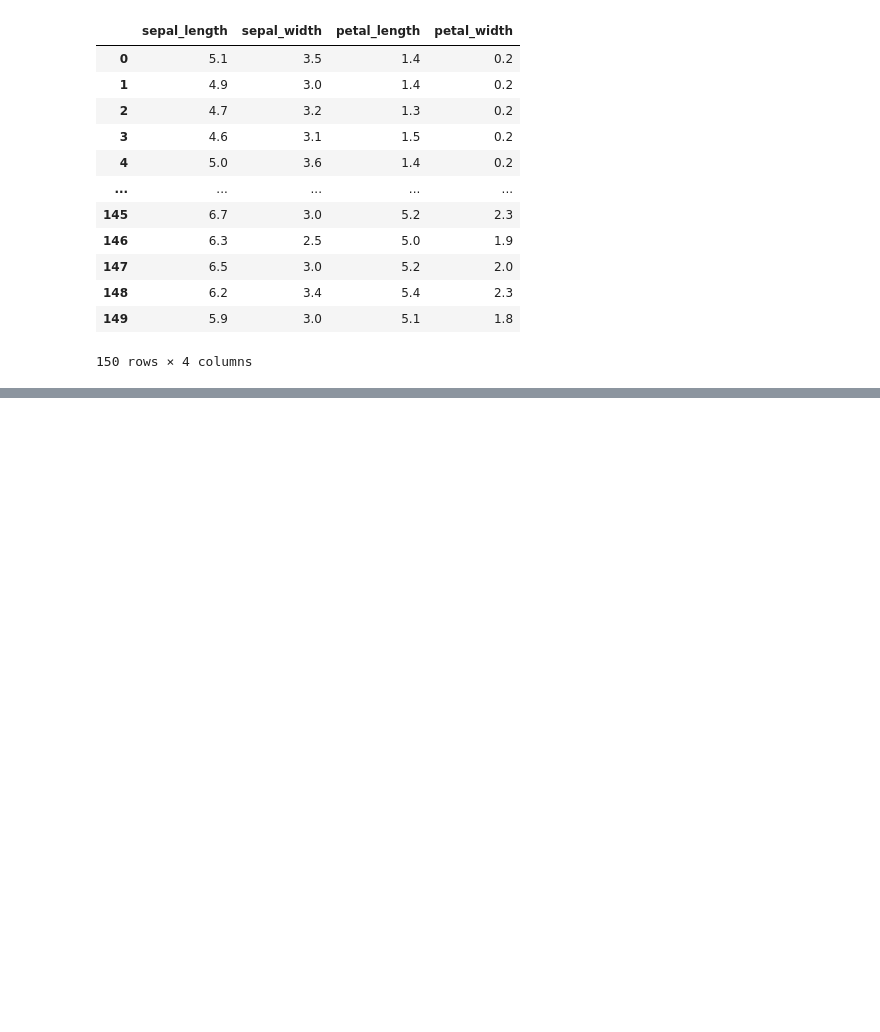
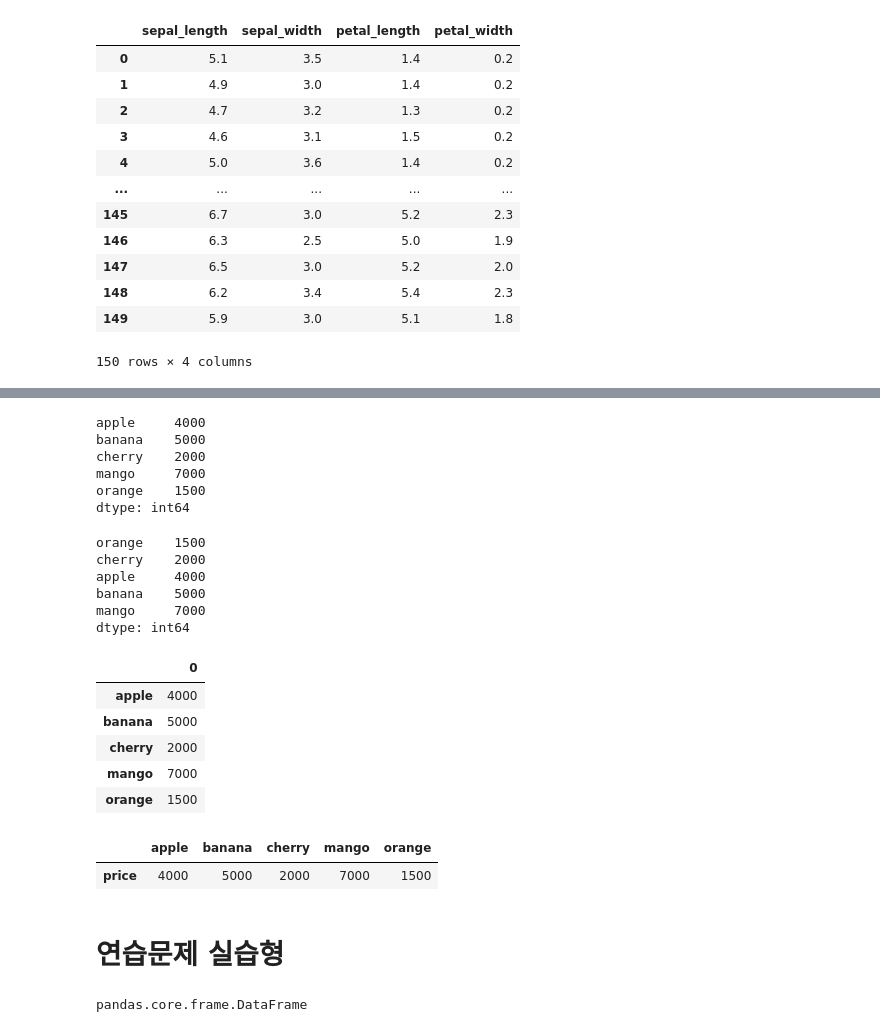
Before and after one commit to minjunK94/ai, a Jupyter notebook: source/07_python/ch12_데이터프레임과시리즈(Pandas)_9절~13절.ipynb, the cells around one changed output, grey strips where cells are left out. Cells and saved outputs as stored; diff of their text form; code cells hidden in the pictures; blank space fills up the shorter version.

```diff
--- a/source/07_python/ch12_데이터프레임과시리즈(Pandas)_9절~13절.ipynb
+++ b/source/07_python/ch12_데이터프레임과시리즈(Pandas)_9절~13절.ipynb
@@ -1225,0 +1231,4 @@ X
+# %%
+s = pd.Series([1000,7000,5000,2000,1500],
+             index=['apple','mango','banana','cherry','orange'])
+s
@@ -1225,0 +1259,4 @@ X
+# %%
+s['watermelon'] = 20000  # 시리즈에 데이터 추가 가능
+s['apple'] = 4000 # 시리즈 데이터 수정
+s
@@ -1225,0 +1271,21 @@ X
+# %%
+s.drop('watermelon', inplace=True) # 시리즈 데이터 삭제
+# %%
+s.sort_index(inplace=True) # index로 정렬
+s
+# %% [output]
+apple     4000
+banana    5000
+cherry    2000
+mango     7000
+orange    1500
+dtype: int64
+# %%
+s.sort_values() # 값에 의한 정렬 (기본 ascending=True ; 오름차순)
+# %% [output]
+orange    1500
+cherry    2000
+apple     4000
+banana    5000
+mango     7000
+dtype: int64
@@ -1225,0 +1294,22 @@ X
+# %%
+s.to_frame() #시리즈를 데이터 프레임으로 변환
+# %% [output]
+|  | 0 |
+| apple | 4000 |
+| banana | 5000 |
+| cherry | 2000 |
+| mango | 7000 |
+| orange | 1500 |
+# %%
+s.to_frame(name='price').T
+# %% [output]
+|  | apple | banana | cherry | mango | orange |
+| price | 4000 | 5000 | 2000 | 7000 | 1500 |
+# %% [markdown]
+# 연습문제 실습형
+# %%
+import seaborn as sns
+iris = sns.load_dataset('iris')
+type(iris)
+# %% [output]
+pandas.core.frame.DataFrame
```
Also changed, not shown: parts of 20 cells of this notebook, 1 other file.
